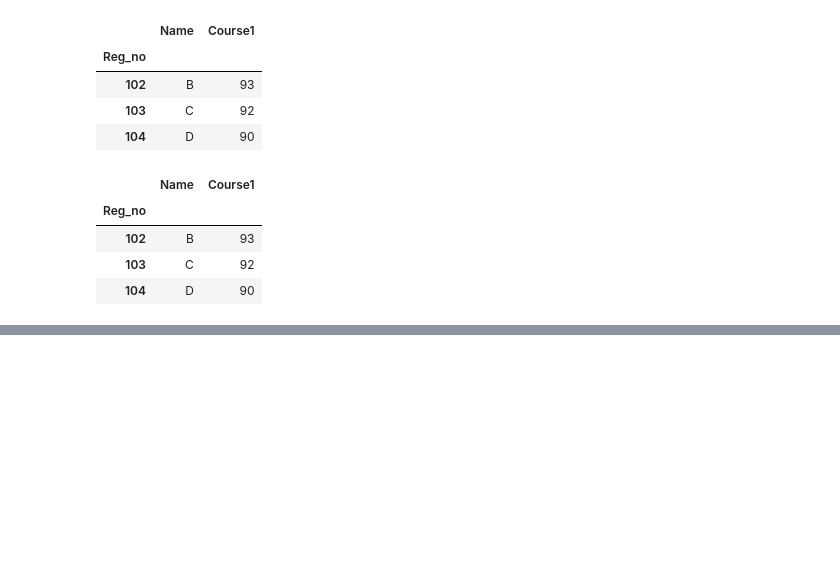
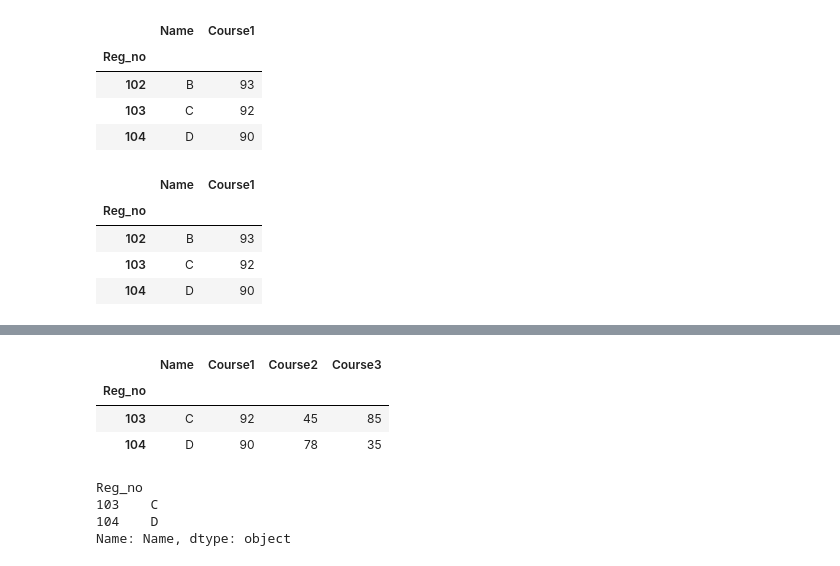
Before and after one commit to dheephiga/python-wgs, a Jupyter notebook: numpy_pandas/adv_pandas.ipynb, the cells around one changed output, grey strips where cells are left out. Saved outputs shown, nothing was run; the diff lists cells and outputs as text; code cells hidden in the pictures; blank space fills up the shorter version.

```diff
--- a/numpy_pandas/adv_pandas.ipynb
+++ b/numpy_pandas/adv_pandas.ipynb
@@ -74 +68,15 @@ Reg_no
 105       E       89       77       77
+# %%
+df[(df['Course1']<=50) | (df['Course2']<=50) | (df['Course3']<=50 )]
+# %% [output]
+|  | Name | Course1 | Course2 | Course3 |
+| Reg_no |  |  |  |  |
+| 103 | C | 92 | 45 | 85 |
+| 104 | D | 90 | 78 | 35 |
+# %%
+df['Name'][(df['Course1']<=50) | (df['Course2']<=50) | (df['Course3']<=50 )]
+# %% [output]
+Reg_no
+103    C
+104    D
+Name: Name, dtype: object
```
Also changed, not shown: parts of 4 cells of this notebook, 1 other file.
